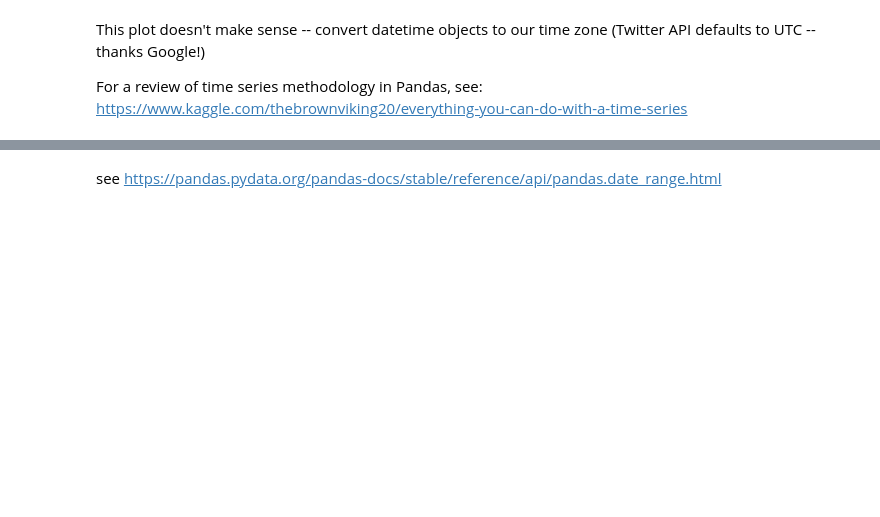
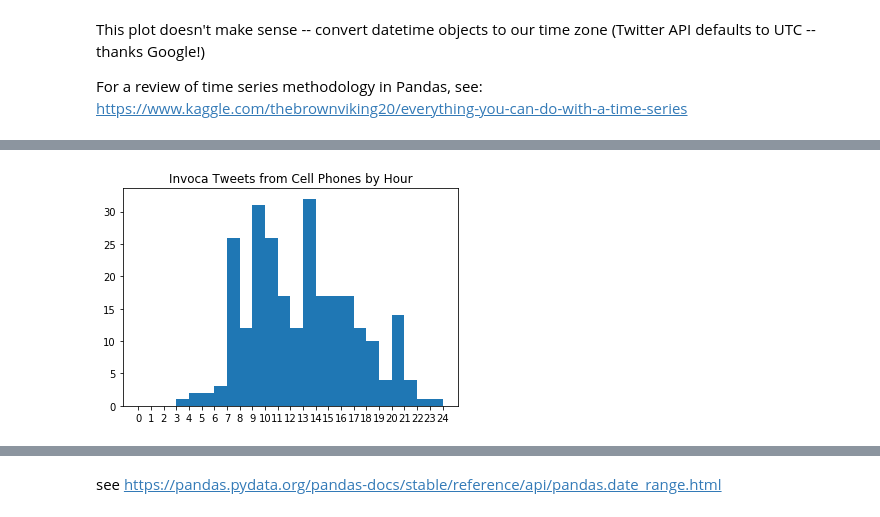
Before and after one commit to Mlawrence95/demos, a Jupyter notebook: Pandas Deep Dive Rundown.ipynb, the cells around one changed output, grey strips where cells are left out. Saved outputs shown, nothing was run; the diff lists cells and outputs as text; code cells hidden in the pictures; blank space fills up the shorter version.

```diff
--- a/Pandas Deep Dive Rundown.ipynb
+++ b/Pandas Deep Dive Rundown.ipynb
@@ -159,3 +397,9 @@ phones.loc[:, 'minute'] = phones.loc[:, 'correctedTime'].dt.minute
+# %%
+plt.hist(phones['hour'], bins=np.arange(25))
+plt.xticks(np.arange(25))
+plt.title('Invoca Tweets from Cell Phones by Hour');
+# %% [output]
+[figure, added]
 # %%
 plt.figure(figsize=(8,6))
 sns.countplot(x='day', data=phones, hue='parsedSource', )
```
Also changed, not shown: parts of 56 cells of this notebook.
